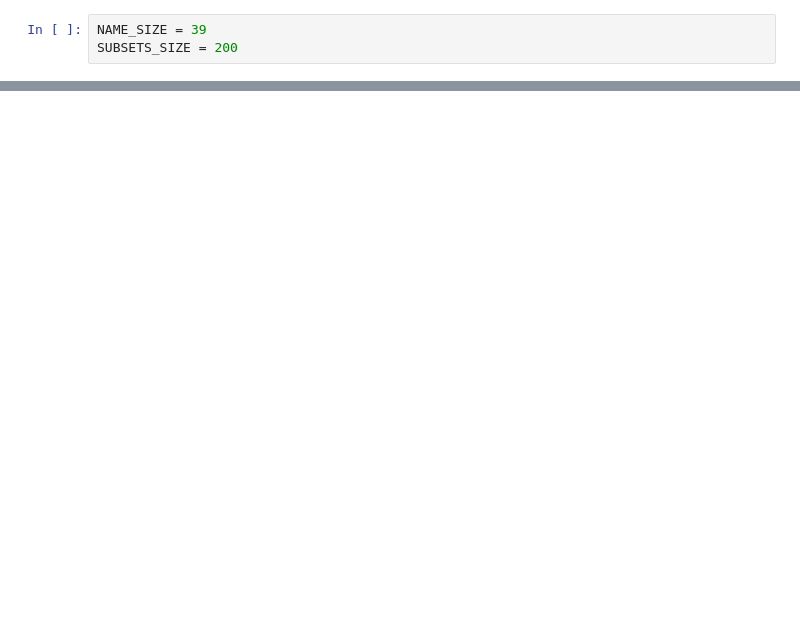
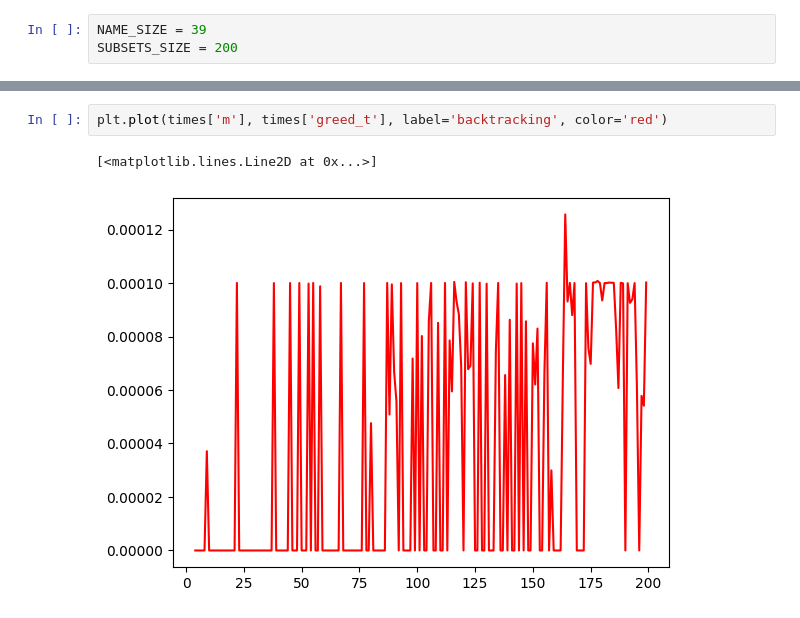
Before and after one commit to Jignacio14/TP3_TDA, a Jupyter notebook: analisis_temporal.ipynb, the cells around one changed output, grey strips where cells are left out. Drawn from its saved outputs; the diff is of its cells as text; blank space fills up the shorter version.

```diff
--- a/analisis_temporal.ipynb
+++ b/analisis_temporal.ipynb
@@ -108,0 +182,5 @@ Text(0.5, 0, 'Cantidad de conjuntos')
+# %%
+plt.plot(times['m'], times['greed_t'], label='backtracking', color='red')
+# %% [output]
+[<matplotlib.lines.Line2D at 0x...>]
+[figure, added]
```
Also changed, not shown: parts of 13 cells of this notebook, 11 other files.
